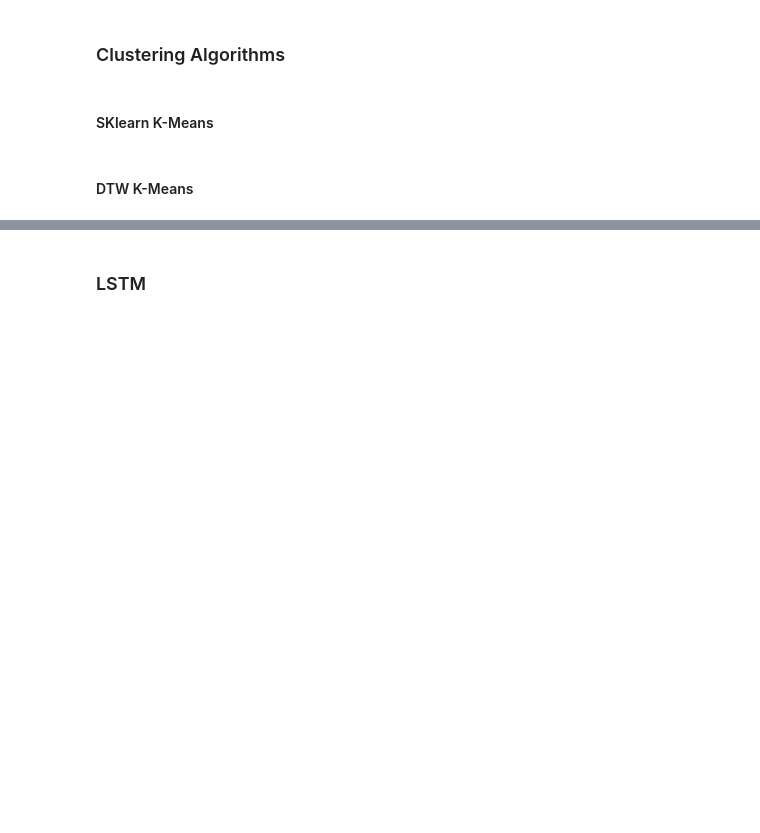
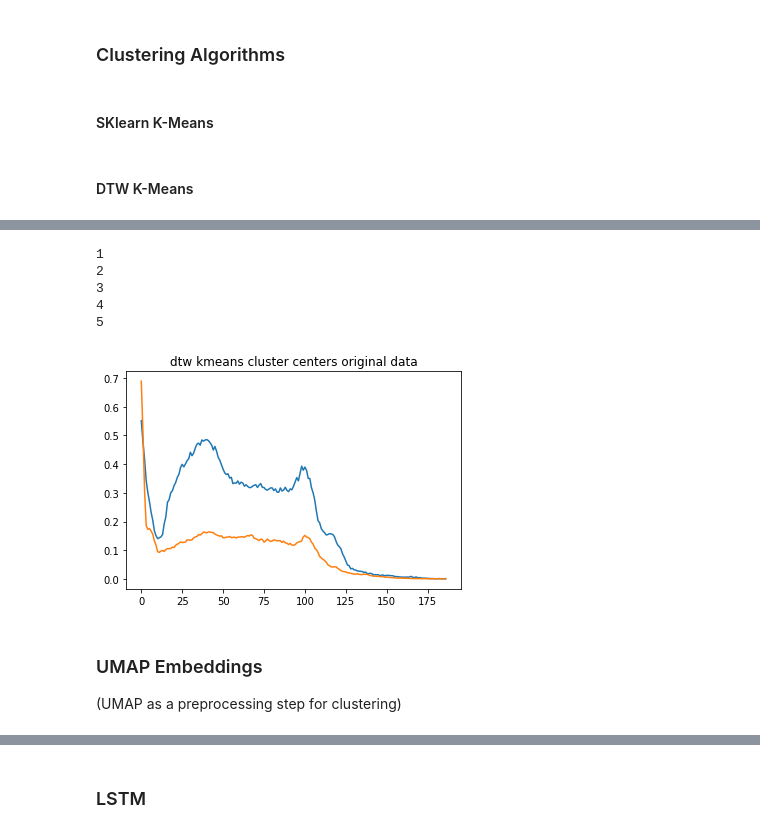
Before and after one commit to vtsch/mt-vt, a Jupyter notebook: 07_embeddings_kmeans_irregular.ipynb, the cells around one changed output, grey strips where cells are left out. Drawn from its saved outputs; the diff is of its cells as text; code cells hidden in the pictures; blank space fills up the shorter version.

```diff
--- a/07_embeddings_kmeans_irregular.ipynb
+++ b/07_embeddings_kmeans_irregular.ipynb
@@ -152,0 +198,17 @@ there are still valid reasons to use UMAP as a preprocessing step for clustering
+# %%
+centroids, dtwkmeans_labels = k_means_dtw(X_train,num_clust=2,num_iter=5,w=5)
+
+for i in centroids:
+    plt.plot(i)
+plt.title("dtw kmeans cluster centers original data")
+plt.show()
+# %% [output]
+1
+2
+3
+4
+5
+[figure, added]
+# %% [markdown]
+### UMAP Embeddings
+(UMAP as a preprocessing step for clustering)
```
Also changed, not shown: parts of 70 cells of this notebook.
